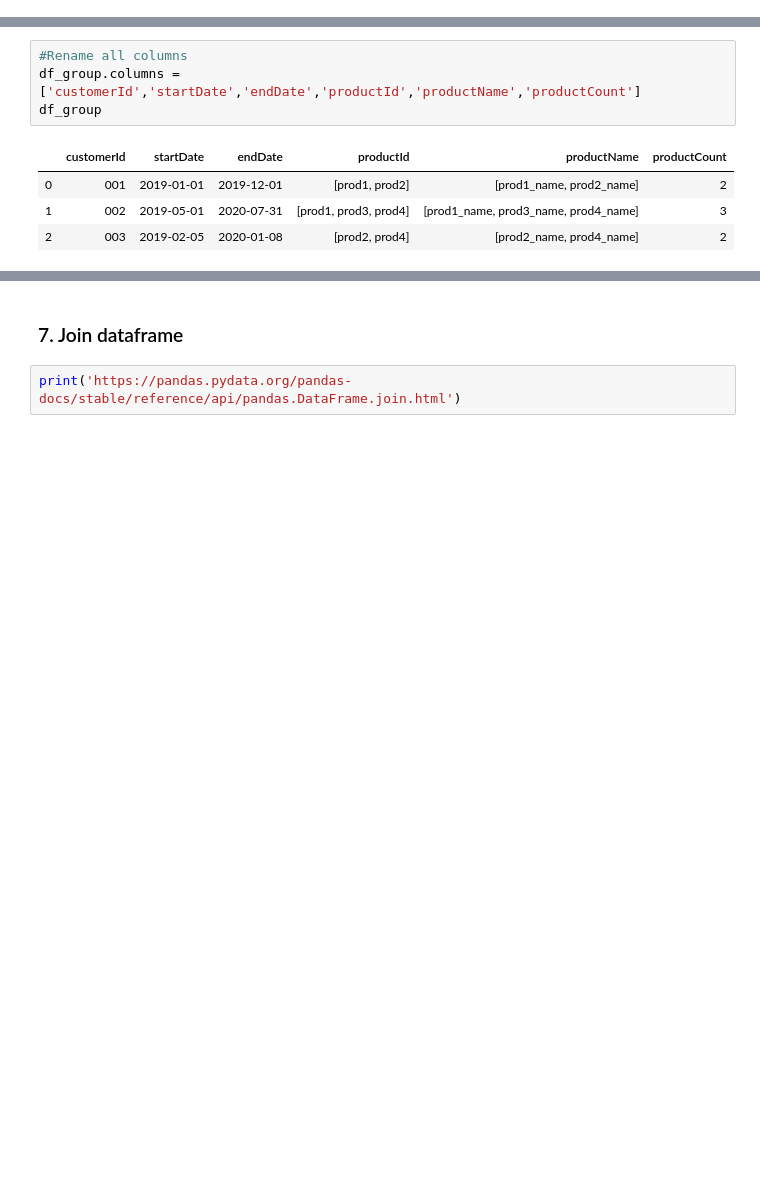
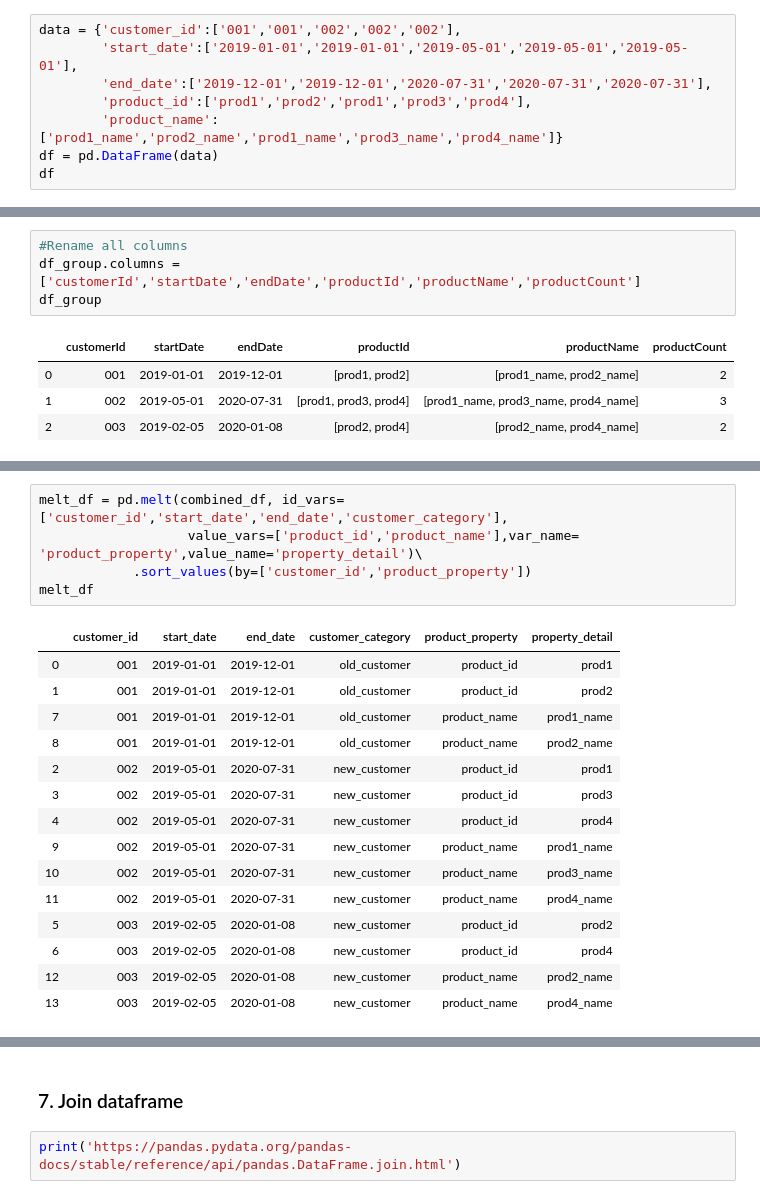
Before and after one commit to quyentn/Quyen_learning_repository, a Jupyter notebook: Pandas_Dataframe.ipynb, the cells around one changed output, grey strips where cells are left out. Saved outputs shown, nothing was run; the diff lists cells and outputs as text; blank space fills up the shorter version.

```diff
--- a/Pandas_Dataframe.ipynb
+++ b/Pandas_Dataframe.ipynb
@@ -20,0 +26,8 @@ df
+# %%
+data = {'customer_id':['001','001','002','002','002'],
+        'start_date':['2019-01-01','2019-01-01','2019-05-01','2019-05-01','2019-05-01'],
+        'end_date':['2019-12-01','2019-12-01','2020-07-31','2020-07-31','2020-07-31'],
+        'product_id':['prod1','prod2','prod1','prod3','prod4'],
+        'product_name':['prod1_name','prod2_name','prod1_name','prod3_name','prod4_name']}
+df = pd.DataFrame(data)
+df
@@ -317,0 +400,21 @@ transposed_df
+# %%
+melt_df = pd.melt(combined_df, id_vars=['customer_id','start_date','end_date','customer_category'],
+                   value_vars=['product_id','product_name'],var_name= 'product_property',value_name='property_detail')\
+            .sort_values(by=['customer_id','product_property'])
+melt_df
+# %% [output]
+|  | customer_id | start_date | end_date | customer_category | product_property | property_detail |
+| 0 | 001 | 2019-01-01 | 2019-12-01 | old_customer | product_id | prod1 |
+| 1 | 001 | 2019-01-01 | 2019-12-01 | old_customer | product_id | prod2 |
+| 7 | 001 | 2019-01-01 | 2019-12-01 | old_customer | product_name | prod1_name |
+| 8 | 001 | 2019-01-01 | 2019-12-01 | old_customer | product_name | prod2_name |
+| 2 | 002 | 2019-05-01 | 2020-07-31 | new_customer | product_id | prod1 |
+| 3 | 002 | 2019-05-01 | 2020-07-31 | new_customer | product_id | prod3 |
+| 4 | 002 | 2019-05-01 | 2020-07-31 | new_customer | product_id | prod4 |
+| 9 | 002 | 2019-05-01 | 2020-07-31 | new_customer | product_name | prod1_name |
+| 10 | 002 | 2019-05-01 | 2020-07-31 | new_customer | product_name | prod3_name |
+| 11 | 002 | 2019-05-01 | 2020-07-31 | new_customer | product_name | prod4_name |
+| 5 | 003 | 2019-02-05 | 2020-01-08 | new_customer | product_id | prod2 |
+| 6 | 003 | 2019-02-05 | 2020-01-08 | new_customer | product_id | prod4 |
+| 12 | 003 | 2019-02-05 | 2020-01-08 | new_customer | product_name | prod2_name |
+| 13 | 003 | 2019-02-05 | 2020-01-08 | new_customer | product_name | prod4_name |
```
Also changed, not shown: parts of 33 cells of this notebook.
